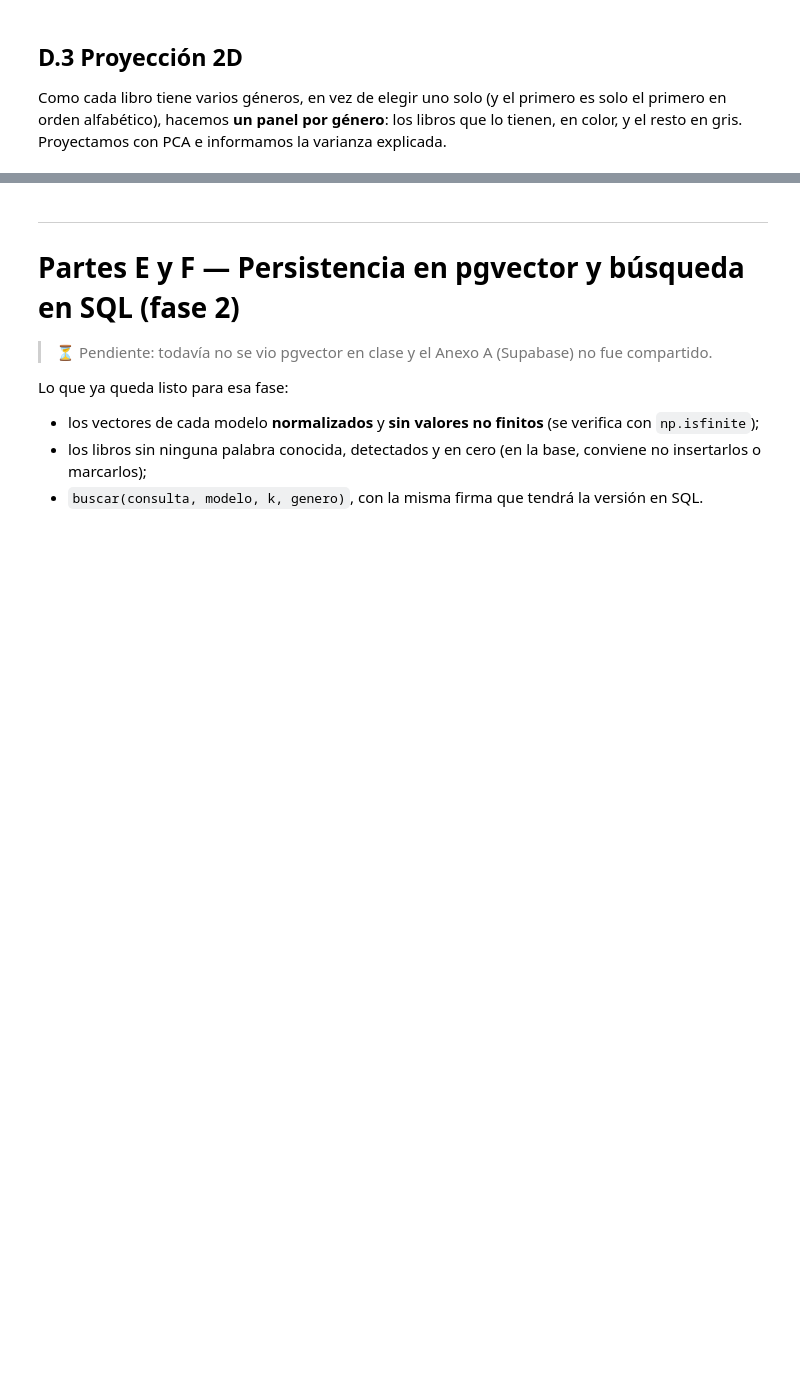
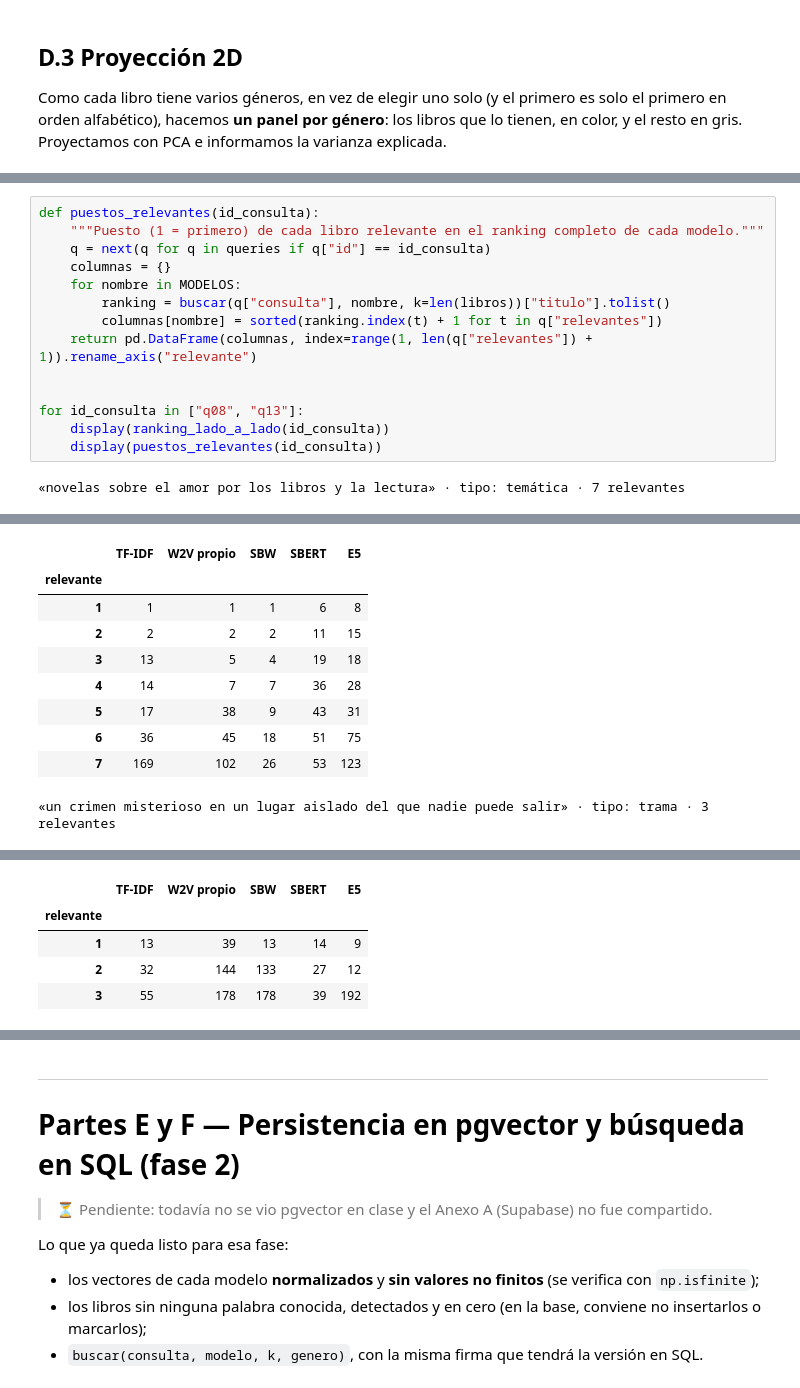
Before and after one commit to jcalabozo/PLN_TUIA, a Jupyter notebook: P2/TP2_calabozo_giuntoli_darruiz_dicarlo.ipynb, the cells around one changed output, grey strips where cells are left out. Cells and saved outputs as stored; diff of their text form; blank space fills up the shorter version.

```diff
--- a/P2/TP2_calabozo_giuntoli_darruiz_dicarlo.ipynb
+++ b/P2/TP2_calabozo_giuntoli_darruiz_dicarlo.ipynb
@@ -830,0 +1019,16 @@ Todavía no existe queries.json: la evaluación queda pendiente.
+# %%
+def puestos_relevantes(id_consulta):
+    """Puesto (1 = primero) de cada libro relevante en el ranking completo de cada modelo."""
+    q = next(q for q in queries if q["id"] == id_consulta)
+    columnas = {}
+    for nombre in MODELOS:
+        ranking = buscar(q["consulta"], nombre, k=len(libros))["titulo"].tolist()
+        columnas[nombre] = sorted(ranking.index(t) + 1 for t in q["relevantes"])
+    return pd.DataFrame(columnas, index=range(1, len(q["relevantes"]) + 1)).rename_axis("relevante")
+
+
+for id_consulta in ["q08", "q13"]:
+    display(ranking_lado_a_lado(id_consulta))
+    display(puestos_relevantes(id_consulta))
+# %% [output]
+«novelas sobre el amor por los libros y la lectura» · tipo: temática · 7 relevantes
@@ -830,0 +1041,10 @@ Todavía no existe queries.json: la evaluación queda pendiente.
+|  | TF-IDF | W2V propio | SBW | SBERT | E5 |
+| relevante |  |  |  |  |  |
+| 1 | 1 | 1 | 1 | 6 | 8 |
+| 2 | 2 | 2 | 2 | 11 | 15 |
+| 3 | 13 | 5 | 4 | 19 | 18 |
+| 4 | 14 | 7 | 7 | 36 | 28 |
+| 5 | 17 | 38 | 9 | 43 | 31 |
+| 6 | 36 | 45 | 18 | 51 | 75 |
+| 7 | 169 | 102 | 26 | 53 | 123 |
+«un crimen misterioso en un lugar aislado del que nadie puede salir» · tipo: trama · 3 relevantes
@@ -830,0 +1057,5 @@ Todavía no existe queries.json: la evaluación queda pendiente.
+|  | TF-IDF | W2V propio | SBW | SBERT | E5 |
+| relevante |  |  |  |  |  |
+| 1 | 13 | 39 | 13 | 14 | 9 |
+| 2 | 32 | 144 | 133 | 27 | 12 |
+| 3 | 55 | 178 | 178 | 39 | 192 |
```
Also changed, not shown: parts of 27 cells of this notebook.
